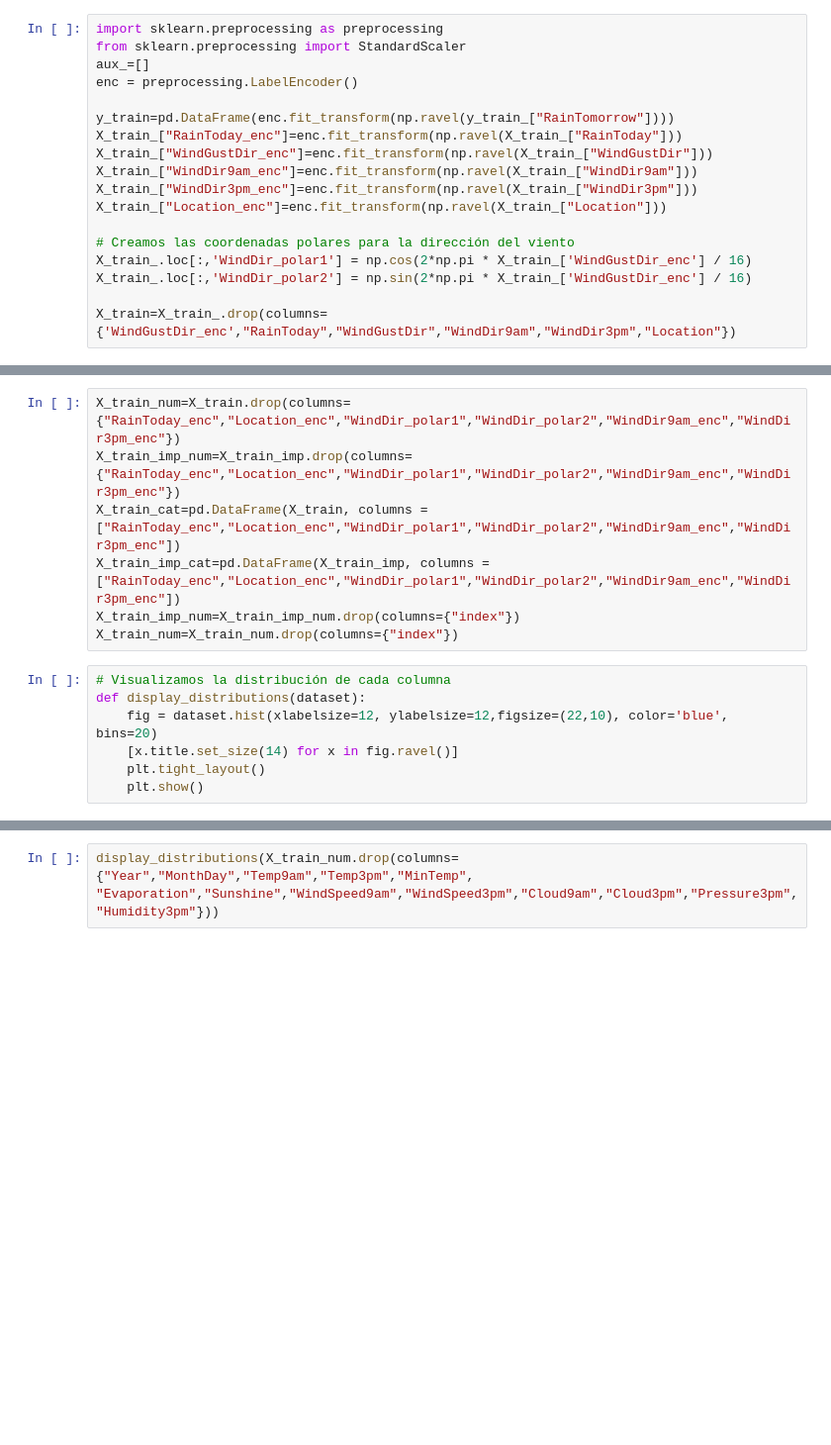
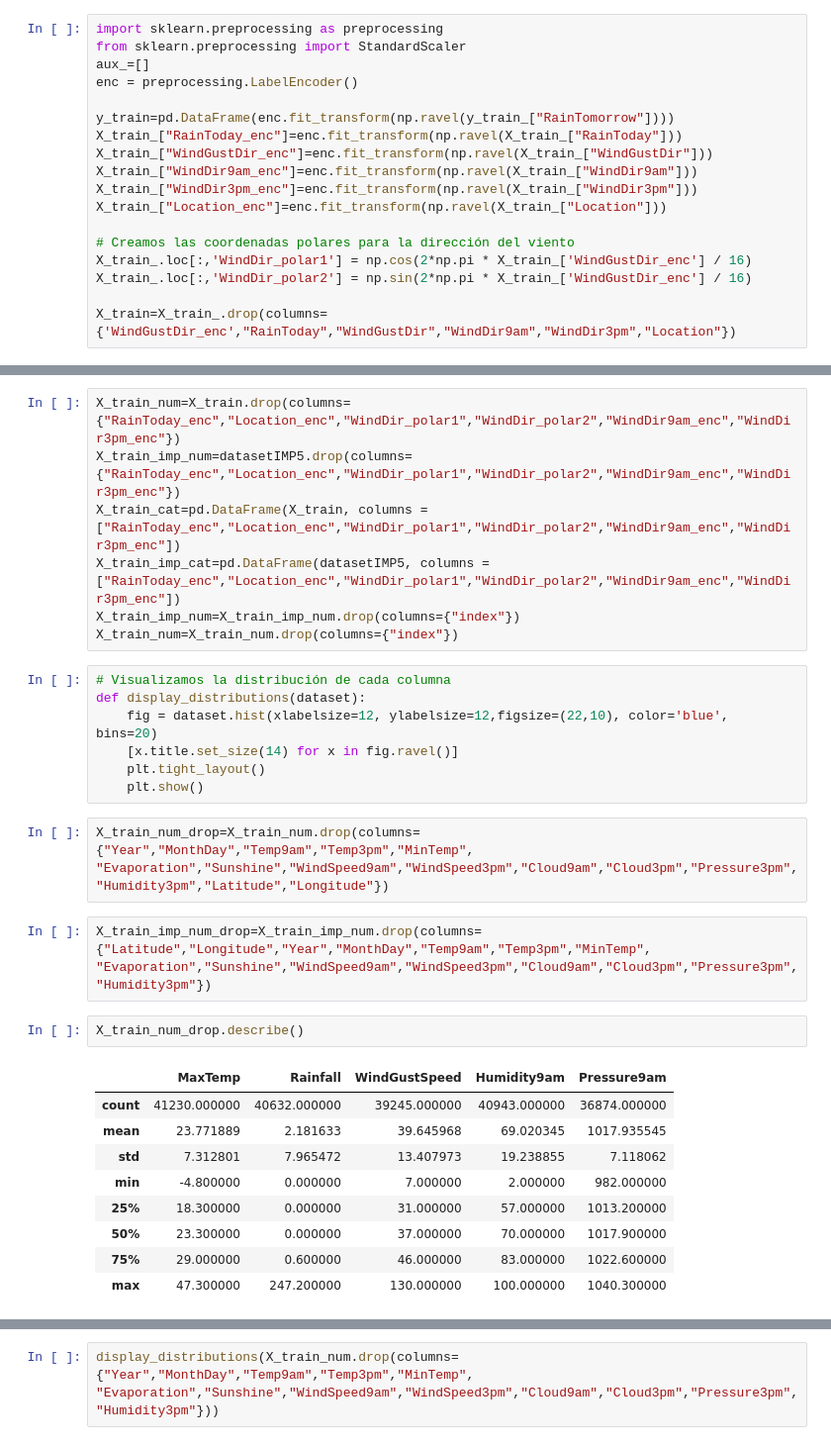
Before and after one commit to ezeguins/analisis_datos_TP, a Jupyter notebook: ColumnsStudy_oks.ipynb, the cells around one changed output, grey strips where cells are left out. Shown at 99% size. Saved outputs shown, nothing was run; the diff lists cells and outputs as text; blank space fills up the shorter version.

```diff
--- a/ColumnsStudy_oks.ipynb
+++ b/ColumnsStudy_oks.ipynb
@@ -369,8 +323,8 @@ Media de la variable antes de la imputación Pressure9am:
 # %%
 X_train_num=X_train.drop(columns={"RainToday_enc","Location_enc","WindDir_polar1","WindDir_polar2","WindDir9am_enc","WindDir3pm_enc"})
-X_train_imp_num=X_train_imp.drop(columns={"RainToday_enc","Location_enc","WindDir_polar1","WindDir_polar2","WindDir9am_enc","WindDir3pm_enc"})
+X_train_imp_num=datasetIMP5.drop(columns={"RainToday_enc","Location_enc","WindDir_polar1","WindDir_polar2","WindDir9am_enc","WindDir3pm_enc"})
 X_train_cat=pd.DataFrame(X_train, columns = ["RainToday_enc","Location_enc","WindDir_polar1","WindDir_polar2","WindDir9am_enc","WindDir3pm_enc"])
-X_train_imp_cat=pd.DataFrame(X_train_imp, columns = ["RainToday_enc","Location_enc","WindDir_polar1","WindDir_polar2","WindDir9am_enc","WindDir3pm_enc"])
+X_train_imp_cat=pd.DataFrame(datasetIMP5, columns = ["RainToday_enc","Location_enc","WindDir_polar1","WindDir_polar2","WindDir9am_enc","WindDir3pm_enc"])
 X_train_imp_num=X_train_imp_num.drop(columns={"index"})
 X_train_num=X_train_num.drop(columns={"index"})
 # %%
@@ -380,3 +334,21 @@ def display_distributions(dataset):
     [x.title.set_size(14) for x in fig.ravel()]
     plt.tight_layout()
     plt.show()
+# %%
+X_train_num_drop=X_train_num.drop(columns={"Year","MonthDay","Temp9am","Temp3pm","MinTemp",
+"Evaporation","Sunshine","WindSpeed9am","WindSpeed3pm","Cloud9am","Cloud3pm","Pressure3pm","Humidity3pm","Latitude","Longitude"})
+# %%
+X_train_imp_num_drop=X_train_imp_num.drop(columns={"Latitude","Longitude","Year","MonthDay","Temp9am","Temp3pm","MinTemp",
+"Evaporation","Sunshine","WindSpeed9am","WindSpeed3pm","Cloud9am","Cloud3pm","Pressure3pm","Humidity3pm"})
+# %%
+X_train_num_drop.describe()
+# %% [output]
+|  | MaxTemp | Rainfall | WindGustSpeed | Humidity9am | Pressure9am |
+| count | 41230.000000 | 40632.000000 | 39245.000000 | 40943.000000 | 36874.000000 |
+| mean | 23.771889 | 2.181633 | 39.645968 | 69.020345 | 1017.935545 |
+| std | 7.312801 | 7.965472 | 13.407973 | 19.238855 | 7.118062 |
+| min | -4.800000 | 0.000000 | 7.000000 | 2.000000 | 982.000000 |
+| 25% | 18.300000 | 0.000000 | 31.000000 | 57.000000 | 1013.200000 |
+| 50% | 23.300000 | 0.000000 | 37.000000 | 70.000000 | 1017.900000 |
+| 75% | 29.000000 | 0.600000 | 46.000000 | 83.000000 | 1022.600000 |
+| max | 47.300000 | 247.200000 | 130.000000 | 100.000000 | 1040.300000 |
```
Also changed, not shown: parts of 15 cells of this notebook.
